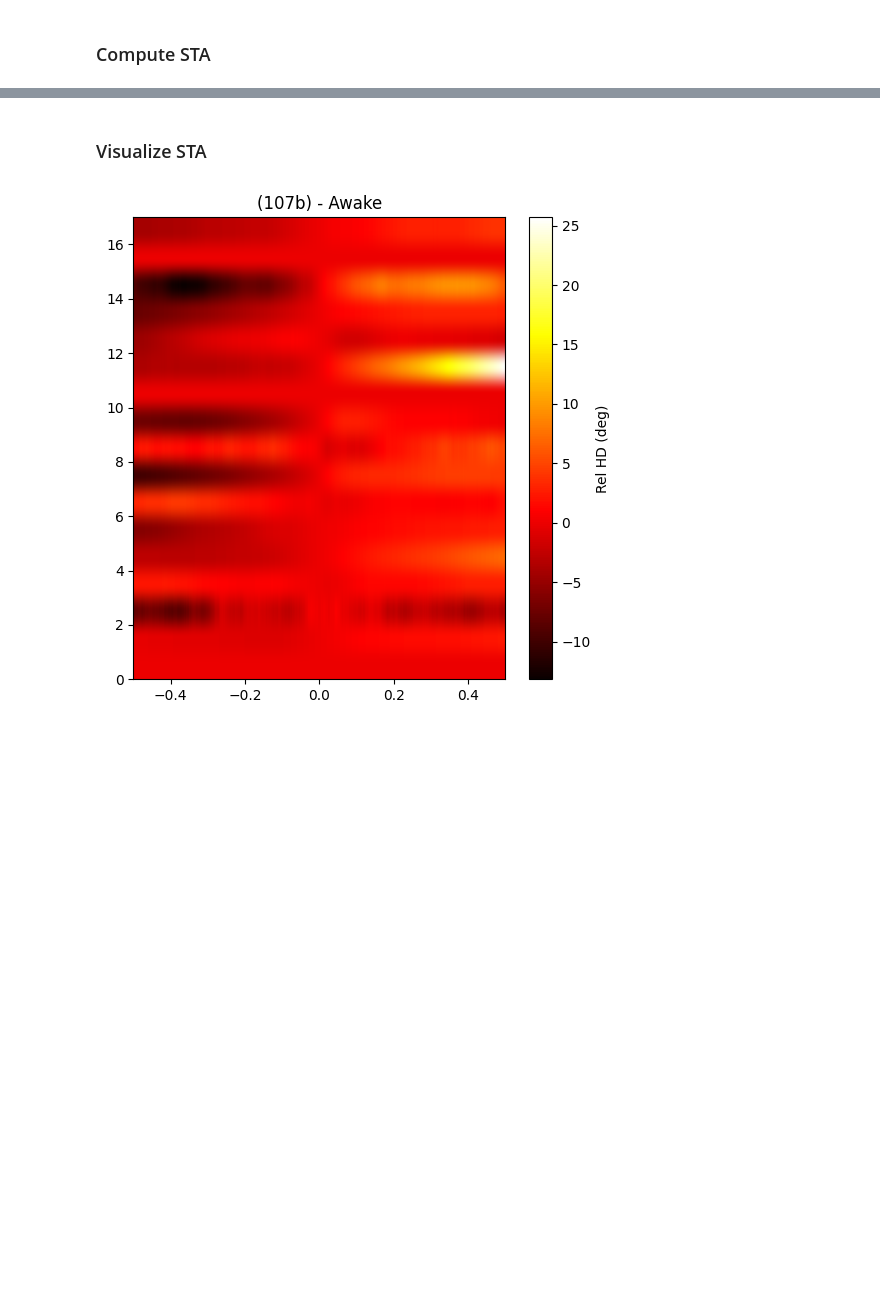
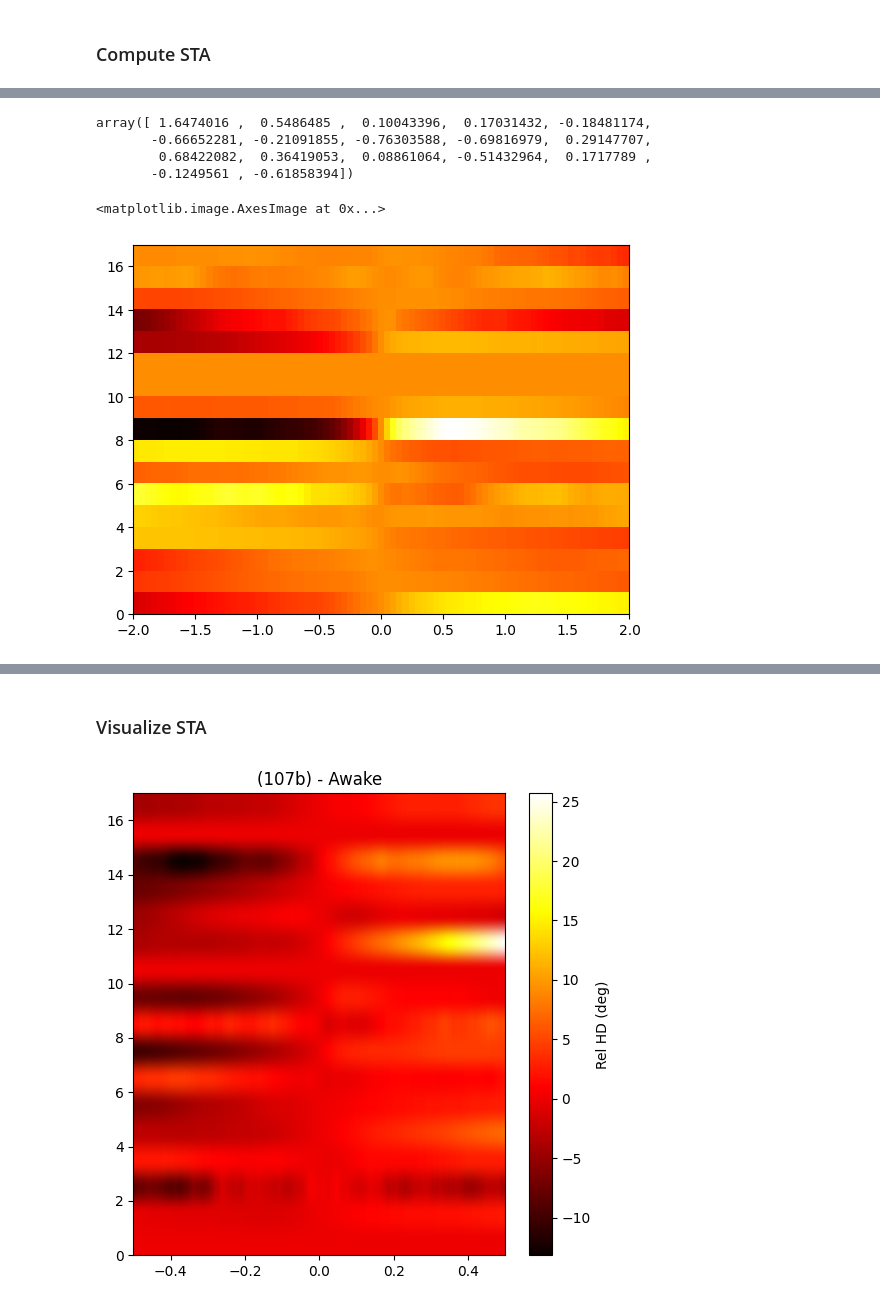
Before and after one commit to Senzai-Lab/nrem_analysis, a Jupyter notebook: notebooks/dual_recordings/sta.ipynb, the cells around one changed output, grey strips where cells are left out. Drawn from its saved outputs; the diff is of its cells as text; code cells hidden in the pictures; blank space fills up the shorter version.

```diff
--- a/notebooks/dual_recordings/sta.ipynb
+++ b/notebooks/dual_recordings/sta.ipynb
@@ -71,0 +22,29 @@ Finished: movement_var20 / 110b
+# %%
+angles = np.deg2rad(head_direction)
+angles_cart = np.column_stack([np.sin(angles), np.cos(angles)])
+sta_cart = nap.compute_event_triggered_average(angles_cart, turn_units, binsize=50, window=(-2000, 2000), time_unit='ms')
+sta_cart = nap.TsdFrame(t=sta_cart.t, d=np.rad2deg(np.arctan2(sta_cart[:, :, 0].d, sta_cart[:, :, 1].d)))
+
+sta_arith = nap.compute_event_triggered_average(angles, turn_units, binsize=50, window=(-2000, 2000), time_unit='ms')
+sta_arith = np.rad2deg(sta_arith)
+
+sta_unwrap = nap.compute_event_triggered_average(np.unwrap(angles), turn_units, binsize=50, window=(-2000, 2000), time_unit='ms')
+sta_unwrap = np.rad2deg(sta_unwrap)
+# %%
+turn_units['turn_index'].values
+# %% [output]
+array([ 1.6474016 ,  0.5486485 ,  0.10043396,  0.17031432, -0.18481174,
+       -0.66652281, -0.21091855, -0.76303588, -0.69816979,  0.29147707,
+        0.68422082,  0.36419053,  0.08861064, -0.51432964,  0.1717789 ,
+       -0.1249561 , -0.61858394])
+# %%
+order = np.argsort(turn_units['turn_index'].values)
+
+sta = sta_unwrap.copy()
+zero_index = np.where(sta.t == 0)[0][0]
+sta = sta - sta[zero_index, :]
+# sta = sta[:, order]
+plt.imshow(sta.d.T, aspect='auto', origin='lower', extent=[sta.t[0], sta.t[-1], 0, len(turn_units)], cmap='hot')
+# %% [output]
+<matplotlib.image.AxesImage at 0x...>
+[figure, added]
```
Also changed, not shown: parts of 4 cells of this notebook, 6 other files.
